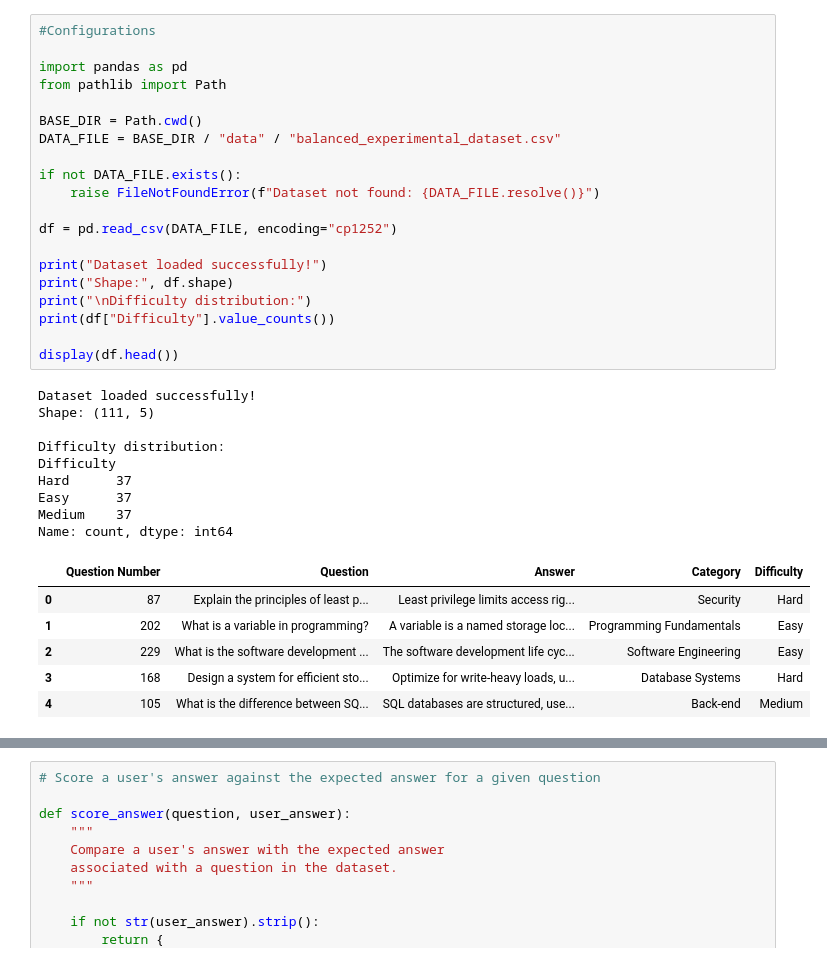
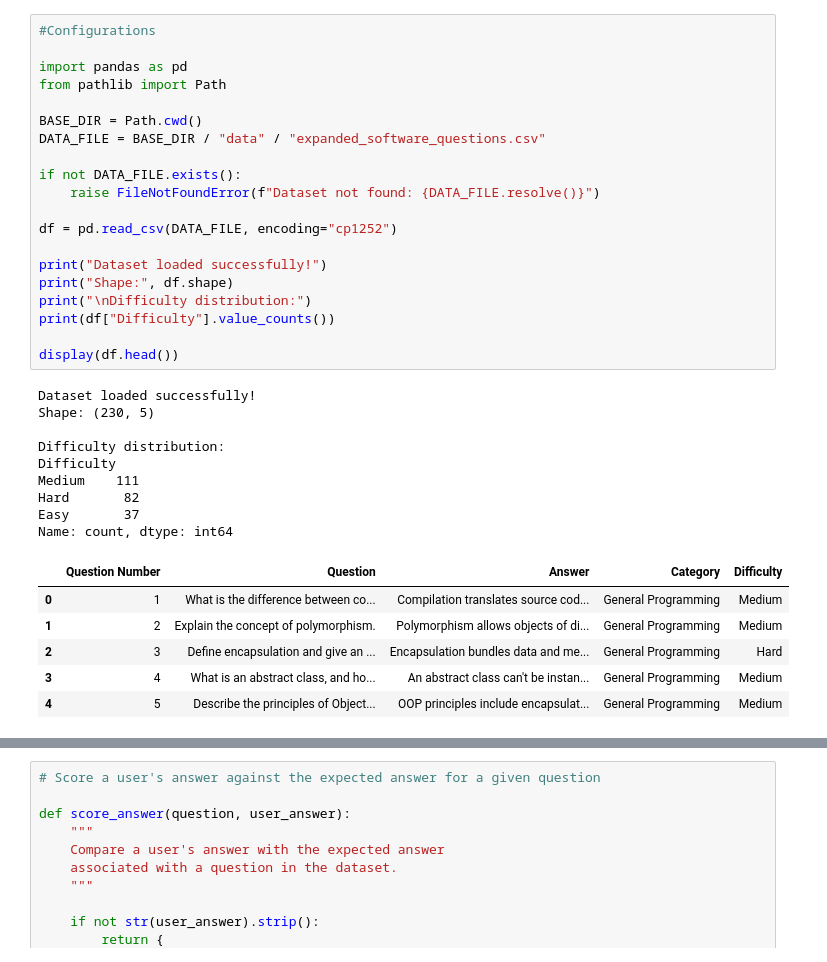
Before and after one commit to Maxowino/SemProject_MLEngine, a Jupyter notebook: KNN_model.ipynb, the cells around one changed output, grey strips where cells are left out. Cells and saved outputs as stored; diff of their text form.

```diff
--- a/KNN_model.ipynb
+++ b/KNN_model.ipynb
@@ -1,39 +1,39 @@
 # %%
 #Configurations
 
 import pandas as pd
 from pathlib import Path
 
 BASE_DIR = Path.cwd()
-DATA_FILE = BASE_DIR / "data" / "balanced_experimental_dataset.csv"
+DATA_FILE = BASE_DIR / "data" / "expanded_software_questions.csv"
 
 if not DATA_FILE.exists():
     raise FileNotFoundError(f"Dataset not found: {DATA_FILE.resolve()}")
 
 df = pd.read_csv(DATA_FILE, encoding="cp1252")
 
 print("Dataset loaded successfully!")
 print("Shape:", df.shape)
 print("\nDifficulty distribution:")
 print(df["Difficulty"].value_counts())
 
 display(df.head())
 # %% [output]
 Dataset loaded successfully!
-Shape: (111, 5)
+Shape: (230, 5)
 
 Difficulty distribution:
 Difficulty
-Hard      37
-Easy      37
-Medium    37
+Medium    111
+Hard       82
+Easy       37
 Name: count, dtype: int64
 |  | Question Number | Question | Answer | Category | Difficulty |
-| 0 | 87 | Explain the principles of least p... | Least privilege limits access rig... | Security | Hard |
-| 1 | 202 | What is a variable in programming? | A variable is a named storage loc... | Programming Fundamentals | Easy |
-| 2 | 229 | What is the software development ... | The software development life cyc... | Software Engineering | Easy |
-| 3 | 168 | Design a system for efficient sto... | Optimize for write-heavy loads, u... | Database Systems | Hard |
-| 4 | 105 | What is the difference between SQ... | SQL databases are structured, use... | Back-end | Medium |
+| 0 | 1 | What is the difference between co... | Compilation translates source cod... | General Programming | Medium |
+| 1 | 2 | Explain the concept of polymorphism. | Polymorphism allows objects of di... | General Programming | Medium |
+| 2 | 3 | Define encapsulation and give an ... | Encapsulation bundles data and me... | General Programming | Hard |
+| 3 | 4 | What is an abstract class, and ho... | An abstract class can't be instan... | General Programming | Medium |
+| 4 | 5 | Describe the principles of Object... | OOP principles include encapsulat... | General Programming | Medium |
 # %%
 #Configurations 2
 required_columns = ["Question", "Answer", "Category", "Difficulty"]
```
Also changed, not shown: parts of 24 cells of this notebook, 4 other files.
